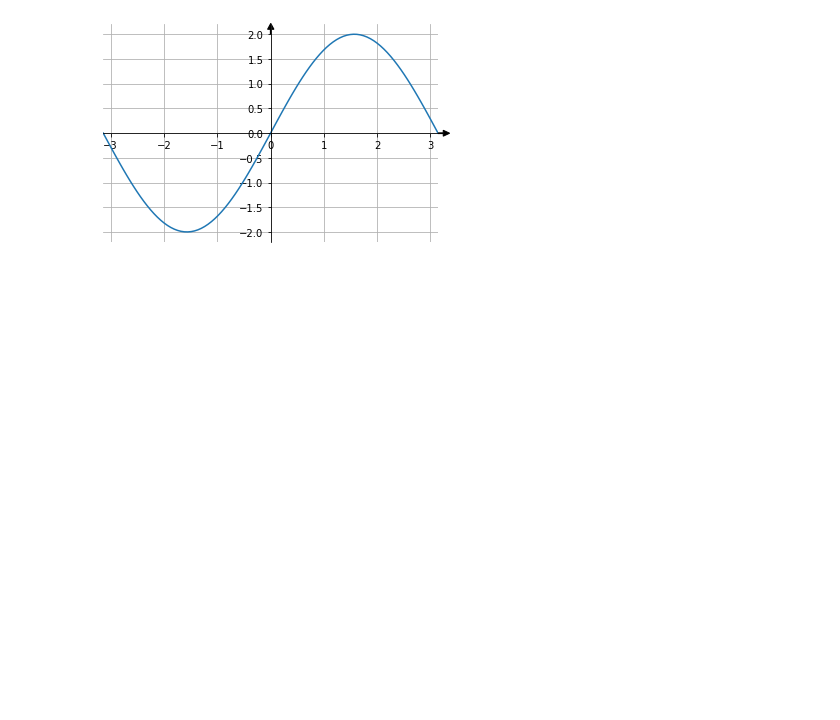
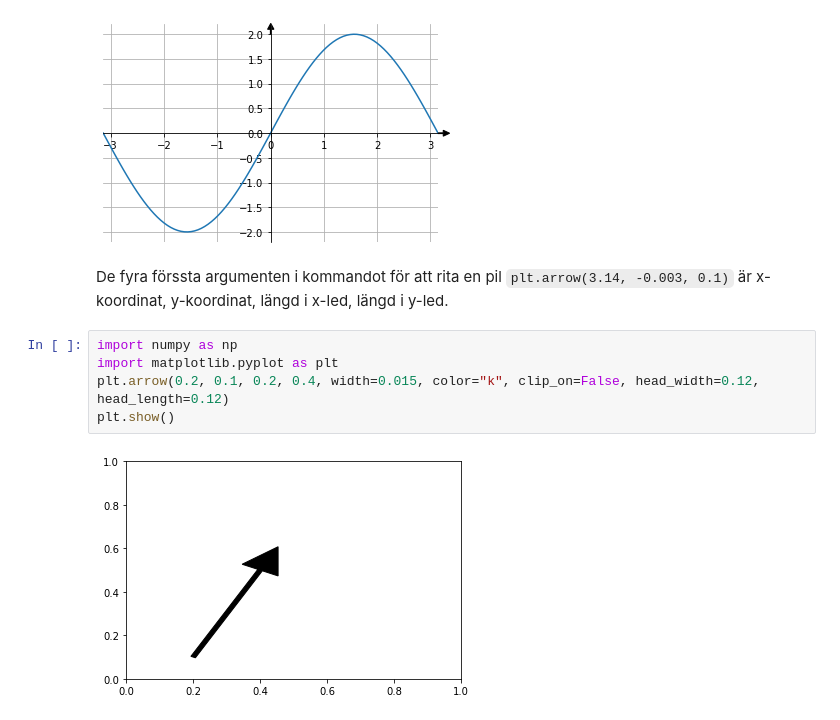
Before and after one commit to cognitrap/progr, a Jupyter notebook: plot2.ipynb, the cells around one changed output. Drawn from its saved outputs; the diff is of its cells as text; blank space fills up the shorter version.

```diff
--- a/plot2.ipynb
+++ b/plot2.ipynb
@@ -352,3 +383,12 @@ plt.savefig("sin.png")
 plt.show()
 # %% [output]
 [figure]
+# %% [markdown]
+De fyra förssta argumenten i kommandot för att rita en pil `plt.arrow(3.14, -0.003, 0.1)` är x-koordinat, y-koordinat, längd i x-led, längd i y-led.
+# %%
+import numpy as np
+import matplotlib.pyplot as plt
+plt.arrow(0.2, 0.1, 0.2, 0.4, width=0.015, color="k", clip_on=False, head_width=0.12, head_length=0.12)
+plt.show()
+# %% [output]
+[figure, added]
```
Also changed, not shown: parts of 8 cells of this notebook, 2 other files.
